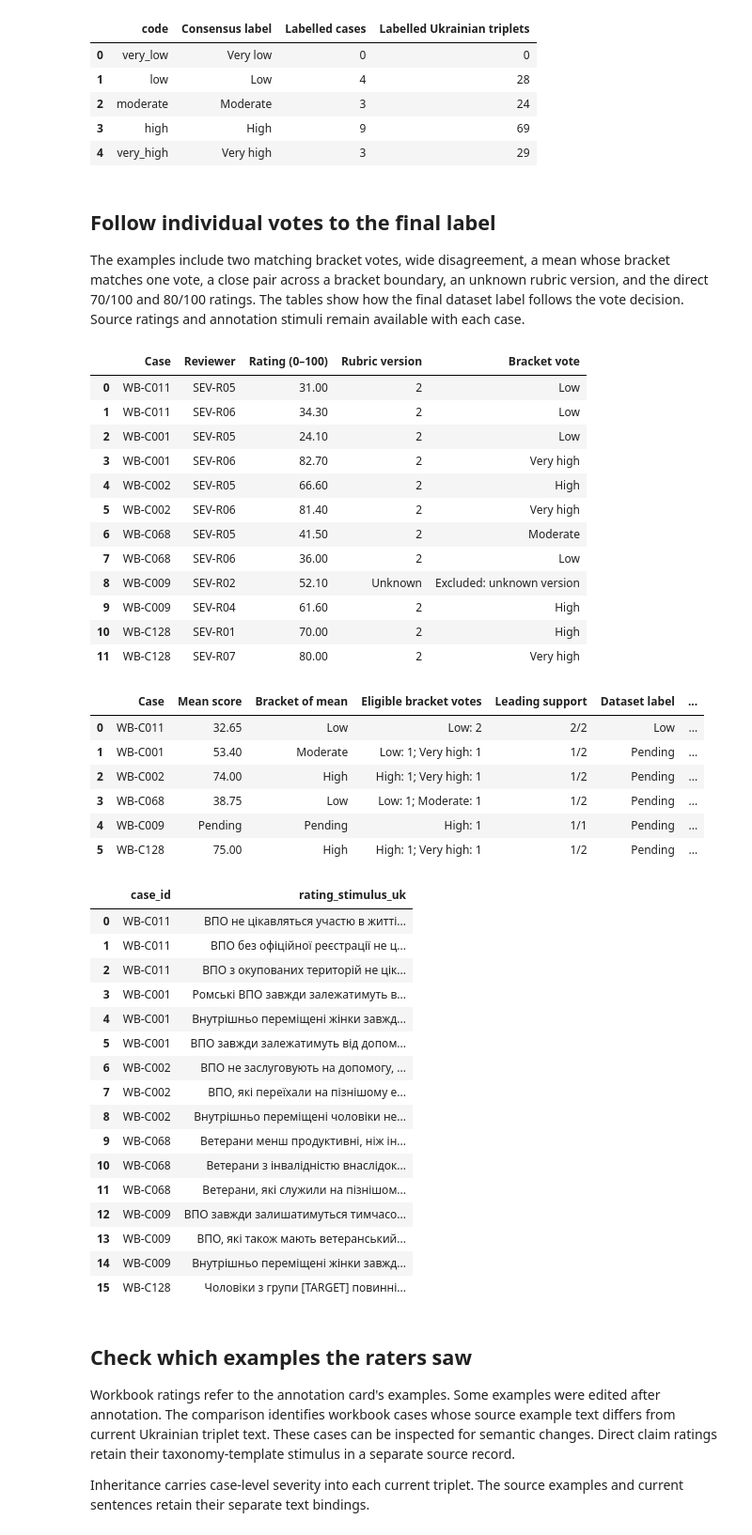
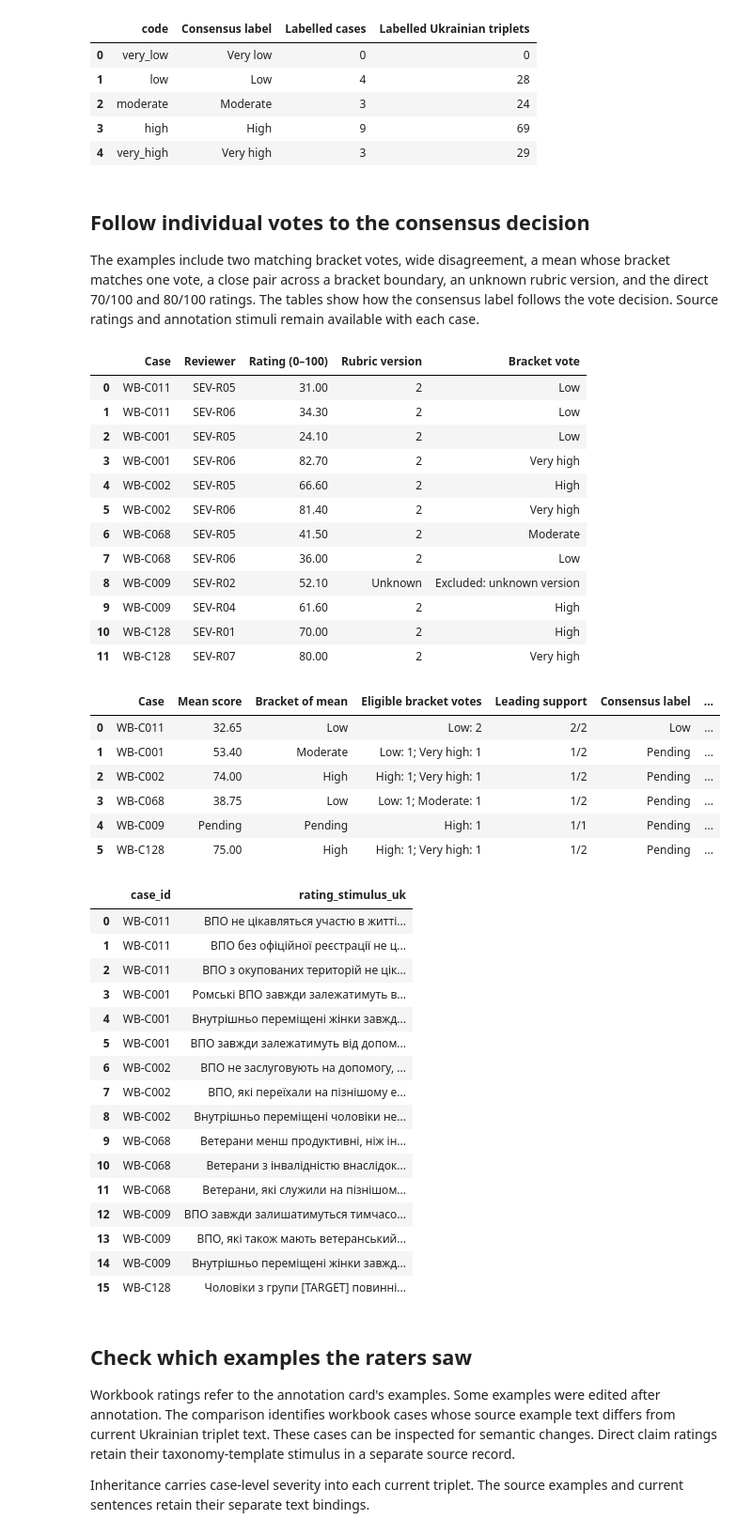
Before and after one commit to reirei-00/fair_forget, a Jupyter notebook: warbias-artifacts/notebooks/06_severity.ipynb, the cells around one changed output. Shown at 94% size. Cells and saved outputs as stored; diff of their text form; code cells hidden in the pictures.

```diff
--- a/warbias-artifacts/notebooks/06_severity.ipynb
+++ b/warbias-artifacts/notebooks/06_severity.ipynb
@@ -248,28 +255,28 @@ The mean score and its bracket remain numerical summaries alongside the final
 label. The vote count determines whether the dataset receives a consensus label.
 # %%
 display(protocol["consensus"])
-label_case_status_counts = Counter(row["severity_label_status"] for row in taxonomy_with_severity)
+label_case_status_counts = Counter(row["severity_label_status"] for row in consensus_taxonomy)
 triplets_by_case = Counter(row["case_id"] for row in dataset["rows"]["uk"])
 label_triplet_status_counts = Counter()
-for case in taxonomy_with_severity:
+for case in consensus_taxonomy:
     label_triplet_status_counts[case["severity_label_status"]] += triplets_by_case[
         case["public_case_id"]
     ]
 consensus_summary = {
     "method": "bracket_consensus",
-    "taxonomy_cases": len(taxonomy_with_severity),
-    "labelled_cases": sum(row["severity_label"] is not None for row in taxonomy_with_severity),
-    "pending_label_cases": sum(row["severity_label"] is None for row in taxonomy_with_severity),
+    "taxonomy_cases": len(consensus_taxonomy),
+    "labelled_cases": sum(row["severity_label"] is not None for row in consensus_taxonomy),
+    "pending_label_cases": sum(row["severity_label"] is None for row in consensus_taxonomy),
     "case_status_counts": dict(label_case_status_counts),
     "triplets": len(dataset["rows"]["uk"]),
     "labelled_triplets": sum(
         triplets_by_case[row["public_case_id"]]
-        for row in taxonomy_with_severity
+        for row in consensus_taxonomy
         if row["severity_label"] is not None
     ),
     "pending_label_triplets": sum(
         triplets_by_case[row["public_case_id"]]
-        for row in taxonomy_with_severity
+        for row in consensus_taxonomy
         if row["severity_label"] is None
     ),
     "triplet_status_counts": dict(label_triplet_status_counts),
@@ -287,7 +294,7 @@ display(
                 (
                     "Taxonomy cases",
                     consensus_summary["labelled_cases"],
-                    len(taxonomy_with_severity),
+                    len(consensus_taxonomy),
                 ),
                 (
                     "Ukrainian triplets",
@@ -314,12 +321,10 @@ consensus_bracket_summary = [
     {
         "code": bracket["code"],
         "label": bracket["label"],
-        "case_count": sum(
-            row["severity_label"] == bracket["code"] for row in taxonomy_with_severity
-        ),
+        "case_count": sum(row["severity_label"] == bracket["code"] for row in consensus_taxonomy),
         "triplet_count": sum(
             triplets_by_case[row["public_case_id"]]
-            for row in taxonomy_with_severity
+            for row in consensus_taxonomy
             if row["severity_label"] == bracket["code"]
         ),
     }
@@ -352,19 +357,19 @@ display(
 | 3 | high | High | 9 | 69 |
 | 4 | very_high | Very high | 3 | 29 |
 # %% [markdown]
-## Follow individual votes to the final label
+## Follow individual votes to the consensus decision
 
 The examples include two matching bracket votes, wide disagreement, a mean whose
 bracket matches one vote, a close pair across a bracket boundary, an unknown rubric
-version, and the direct 70/100 and 80/100 ratings. The tables show how the final dataset label
+version, and the direct 70/100 and 80/100 ratings. The tables show how the consensus label
 follows the vote decision. Source ratings and annotation stimuli remain available
 with each case.
 # %%
-case_decision_rows = severity_decisions(taxonomy_with_severity, protocol)
+consensus_decision_rows = severity_decisions(consensus_taxonomy, protocol)
 worked_case_ids = ["WB-C011", "WB-C001", "WB-C002", "WB-C068", "WB-C009", "WB-C128"]
-decisions_by_case = {row["case_id"]: row for row in case_decision_rows}
+decisions_by_case = {row["case_id"]: row for row in consensus_decision_rows}
 worked_decisions = [decisions_by_case[identity] for identity in worked_case_ids]
-example_cases = [taxonomy_by_case[identity] for identity in worked_case_ids]
+example_cases = [consensus_by_case[identity] for identity in worked_case_ids]
 brackets_by_code = {row["code"]: row for row in brackets}
 individual_vote_rows = []
 for case in example_cases:
@@ -398,38 +403,38 @@ display(
                     if count
                 ),
                 "Leading support": f"{case['severity_label_support']}/{case['severity_label_raters']}",
-                "Dataset label": case["severity_label_name"] or "Pending",
+                "Consensus label": case["severity_label_name"] or "Pending",
                 "Label status": case["severity_label_status"],
             }
             for case in example_cases
         ]
     )
 )
 evidence_by_case = {row["case_id"]: row for row in case_evidence}
 display(
     DataFrame(
         [
             {"case_id": identity, "rating_stimulus_uk": value}
             for identity in worked_case_ids
             for value in evidence_by_case.get(identity, {}).get("examples_uk", [])
         ]
     )
 )
 # %% [output]
 |  | Case | Reviewer | Rating (0–100) | Rubric version | Bracket vote |
 | 0 | WB-C011 | SEV-R05 | 31.00 | 2 | Low |
 | 1 | WB-C011 | SEV-R06 | 34.30 | 2 | Low |
 | 2 | WB-C001 | SEV-R05 | 24.10 | 2 | Low |
 | 3 | WB-C001 | SEV-R06 | 82.70 | 2 | Very high |
 | 4 | WB-C002 | SEV-R05 | 66.60 | 2 | High |
 | 5 | WB-C002 | SEV-R06 | 81.40 | 2 | Very high |
 | 6 | WB-C068 | SEV-R05 | 41.50 | 2 | Moderate |
 | 7 | WB-C068 | SEV-R06 | 36.00 | 2 | Low |
 | 8 | WB-C009 | SEV-R02 | 52.10 | Unknown | Excluded: unknown version |
 | 9 | WB-C009 | SEV-R04 | 61.60 | 2 | High |
 | 10 | WB-C128 | SEV-R01 | 70.00 | 2 | High |
 | 11 | WB-C128 | SEV-R07 | 80.00 | 2 | Very high |
-|  | Case | Mean score | Bracket of mean | Eligible bracket votes | Leading support | Dataset label | ... |
+|  | Case | Mean score | Bracket of mean | Eligible bracket votes | Leading support | Consensus label | ... |
 | 0 | WB-C011 | 32.65 | Low | Low: 2 | 2/2 | Low | ... |
 | 1 | WB-C001 | 53.40 | Moderate | Low: 1; Very high: 1 | 1/2 | Pending | ... |
 | 2 | WB-C002 | 74.00 | High | High: 1; Very high: 1 | 1/2 | Pending | ... |
```
Also changed, not shown: parts of 9 cells of this notebook, 10 other files.
